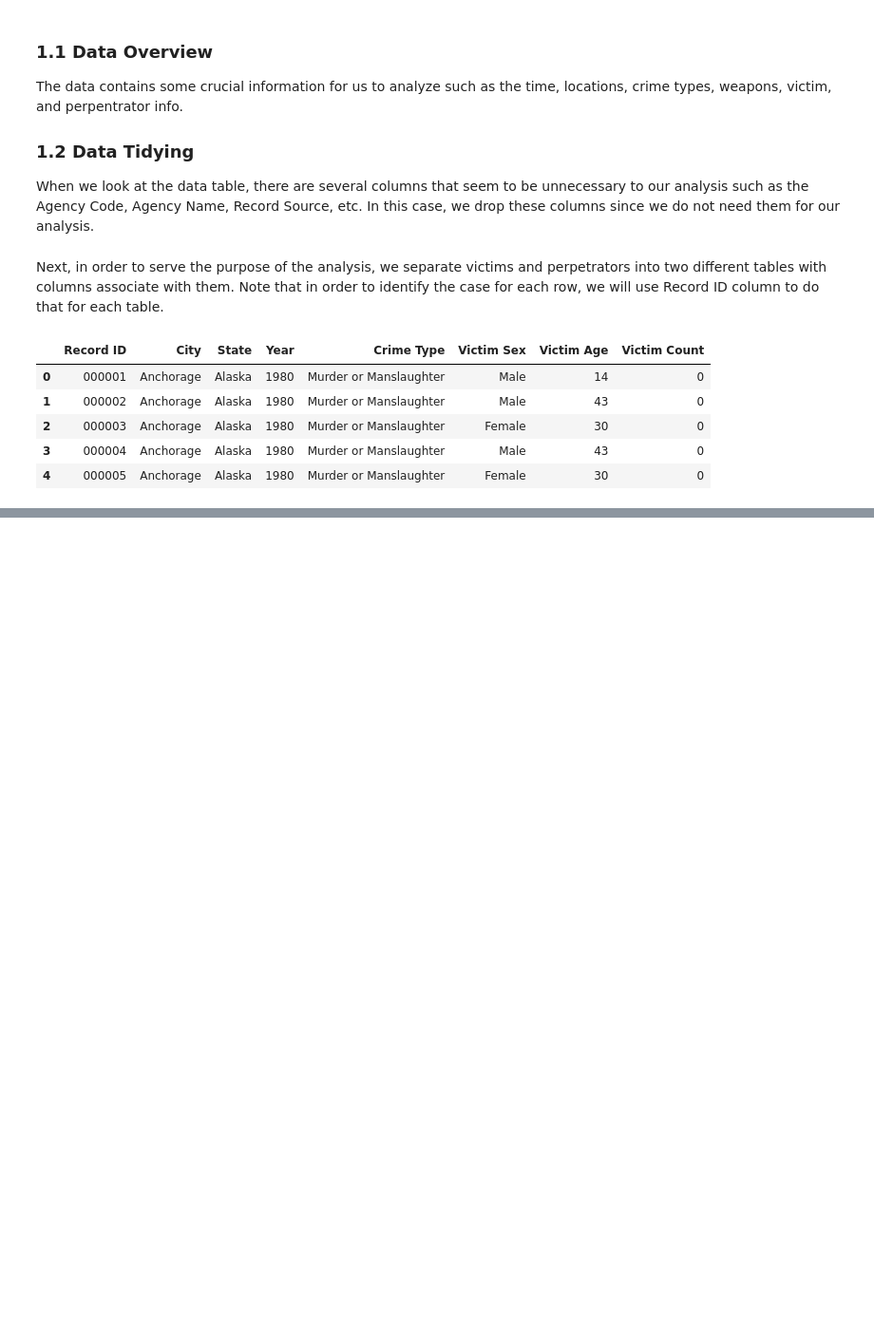
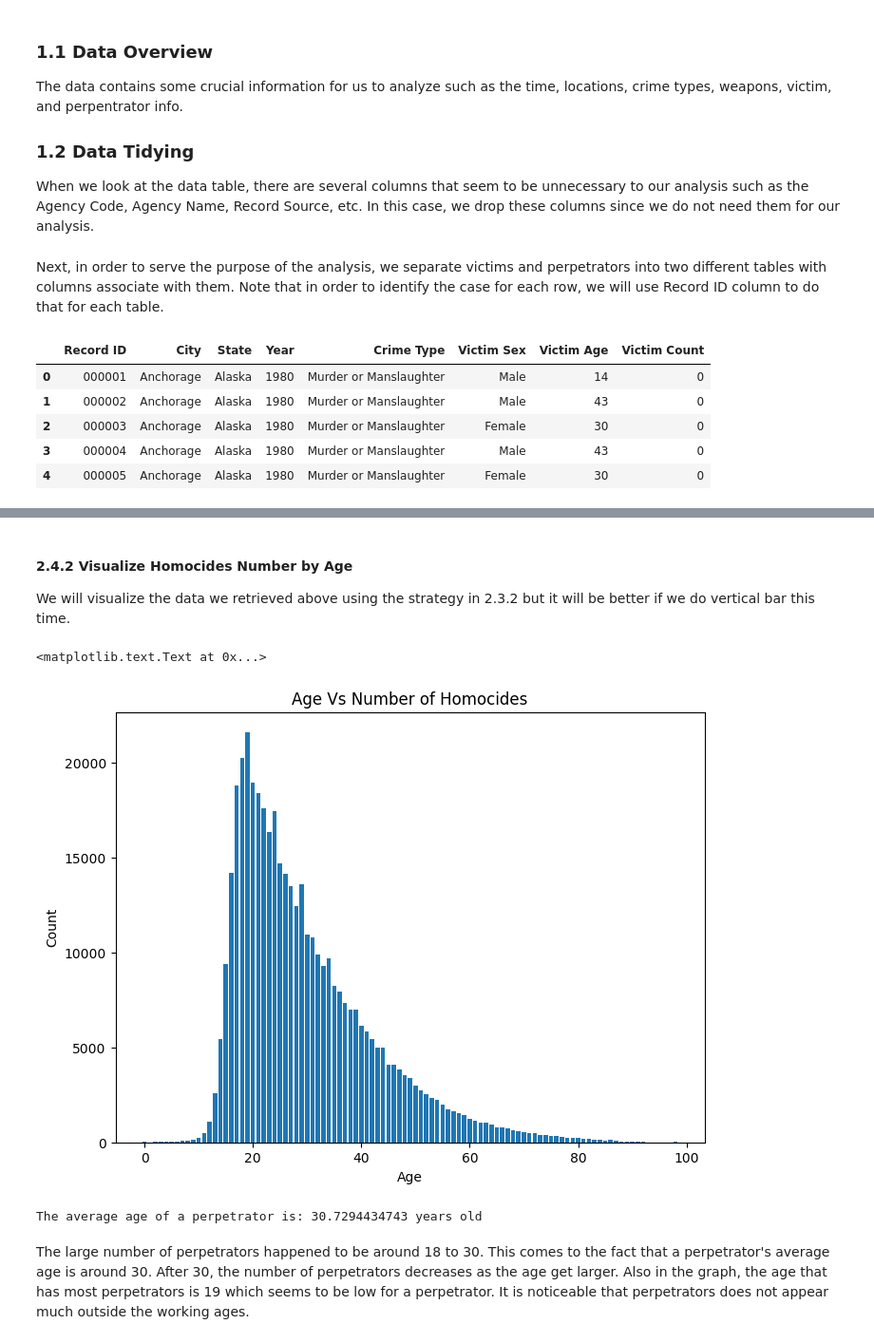
Before and after one commit to mhipona/cmsc320-mhipona, a Jupyter notebook: Final Tutorial/Final Tutorial.ipynb, the cells around one changed output, grey strips where cells are left out. Shown at 95% size. Drawn from its saved outputs; the diff is of its cells as text; code cells hidden in the pictures; blank space fills up the shorter version.

```diff
--- a/Final Tutorial/Final Tutorial.ipynb
+++ b/Final Tutorial/Final Tutorial.ipynb
@@ -113,0 +252,5 @@ ped_data
+# %%
+data_by_perp_age = ped_data.copy().groupby(ped_data['Perpetrator Age'], as_index=True, group_keys=True).count()
+count_by_perp_age = data_by_perp_age[['Record ID']].reset_index()
+count_by_perp_age = count_by_perp_age.rename(index=str, columns={'Record ID' : 'Count'})
+count_by_perp_age.head()
@@ -113,0 +264,20 @@ ped_data
+# %% [markdown]
+<h4>2.4.2 Visualize Homocides Number by Age</h4>
+<p>We will visualize the data we retrieved above using the strategy in 2.3.2 but it will be better if we do vertical bar this time.</p>
+# %%
+plt.figure(figsize=(8, 6), dpi=100);
+y_pos = np.arange(len(count_by_perp_age['Perpetrator Age']))
+plt.bar(y_pos, count_by_perp_age['Count'])
+plt.ylabel('Count')
+plt.xlabel('Age')
+plt.title('Age Vs Number of Homocides')
+# %% [output]
+<matplotlib.text.Text at 0x...>
+[figure, added]
+# %%
+print("The average age of a perpetrator is: " + str(sum(count_by_perp_age['Count']*count_by_perp_age['Perpetrator Age'])/ \
+                                                    count_by_perp_age['Count'].sum()) + " years old")
+# %% [output]
+The average age of a perpetrator is: 30.7294434743 years old
+# %% [markdown]
+<p>The large number of perpetrators happened to be around 18 to 30. This comes to the fact that a perpetrator's average age is around 30. After 30, the number of perpetrators decreases as the age get larger. Also in the graph, the age that has most perpetrators is 19 which seems to be low for a perpetrator. It is noticeable that perpetrators does not appear much outside the working ages.</p>
```
Also changed, not shown: parts of 20 cells of this notebook, 1 other file.
